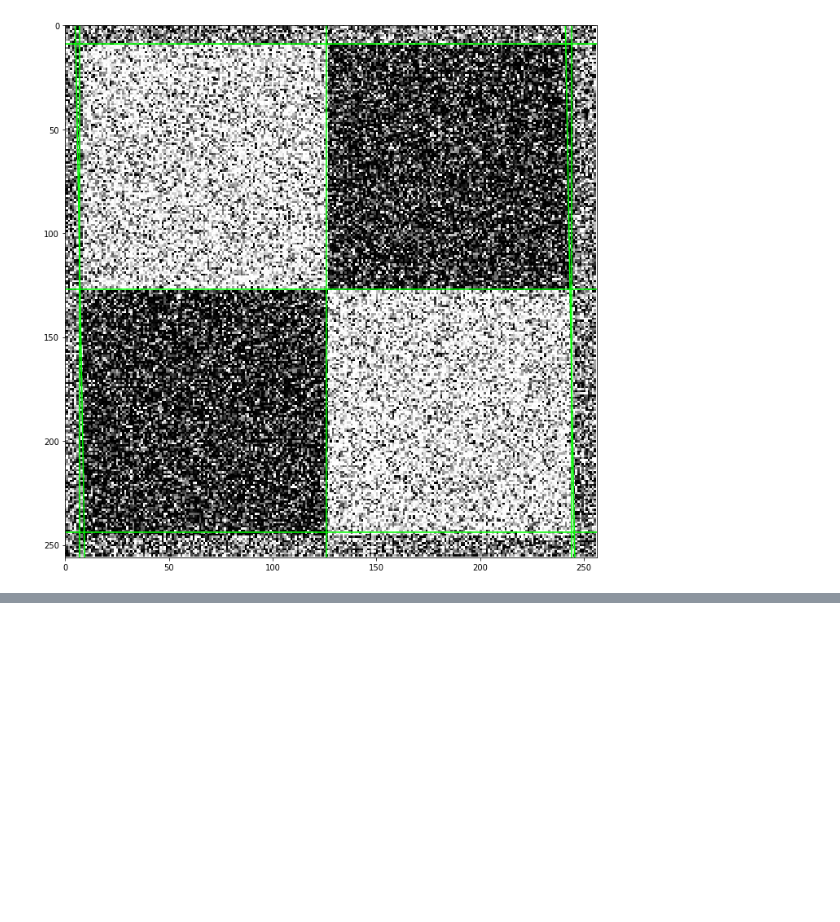
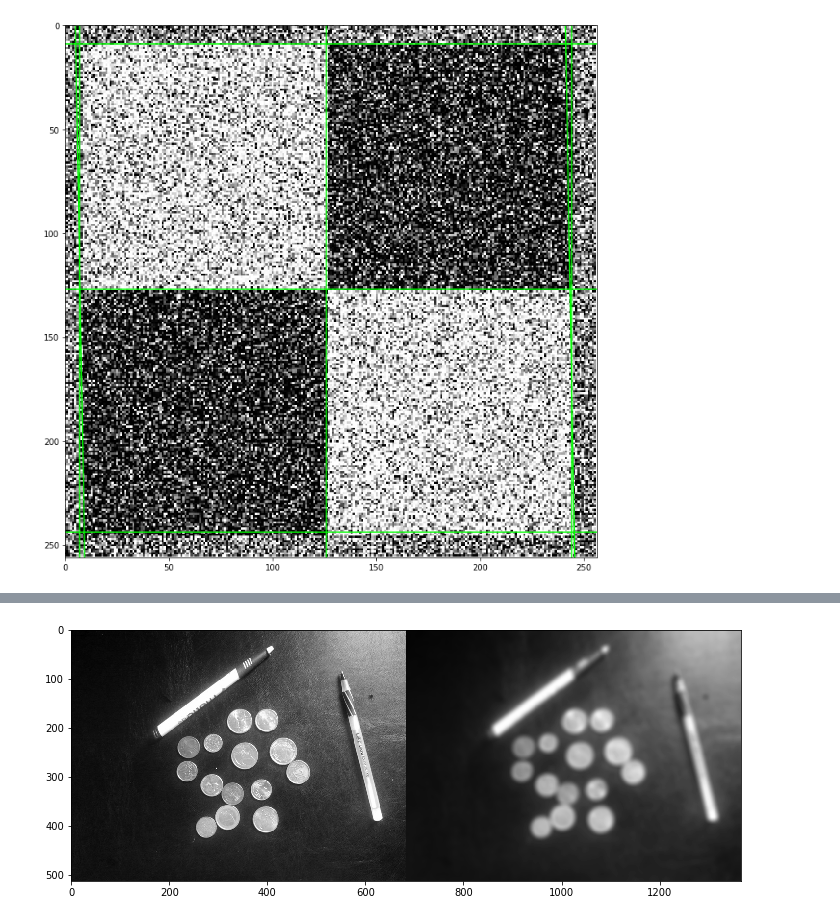
Before and after one commit to karadza3a/intro-to-cv-ud810, a Jupyter notebook: ps1_python/ps1.ipynb, the cells around one changed output, grey strips where cells are left out. Cells and saved outputs as stored; diff of their text form; code cells hidden in the pictures; blank space fills up the shorter version.

```diff
--- a/ps1_python/ps1.ipynb
+++ b/ps1_python/ps1.ipynb
@@ -179,0 +188,9 @@ plt.gca().set_ylim(im.shape[0], 0)
+# %%
+figsize(12, 12)
+
+im = cv2.imread("ps1_python/input/ps1-input1.png", cv2.IMREAD_GRAYSCALE)
+im_smooth = cv2.GaussianBlur(im, (15, 15), 5.)
+
+imshow_grayscale_m((im, im_smooth))
+# %% [output]
+[figure, added]
```
Also changed, not shown: parts of 4 cells of this notebook, 3 other files.
